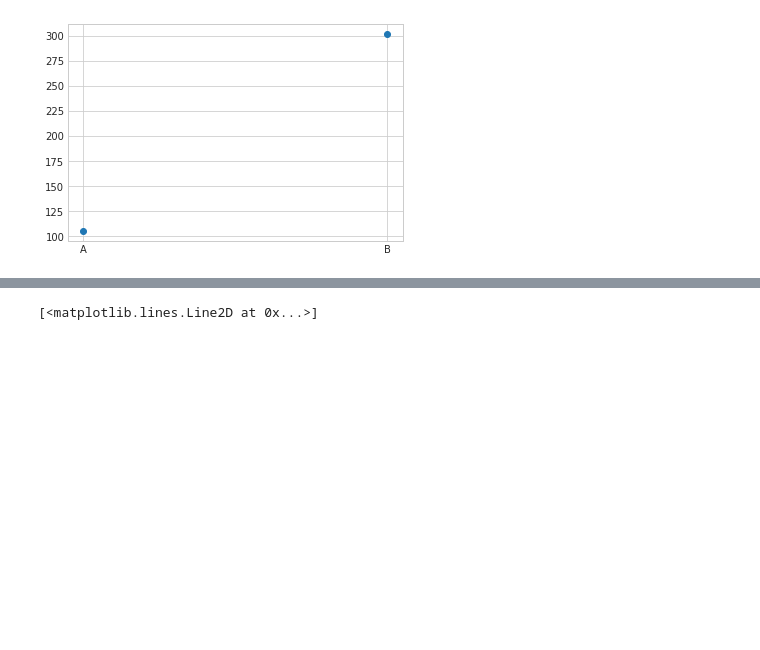
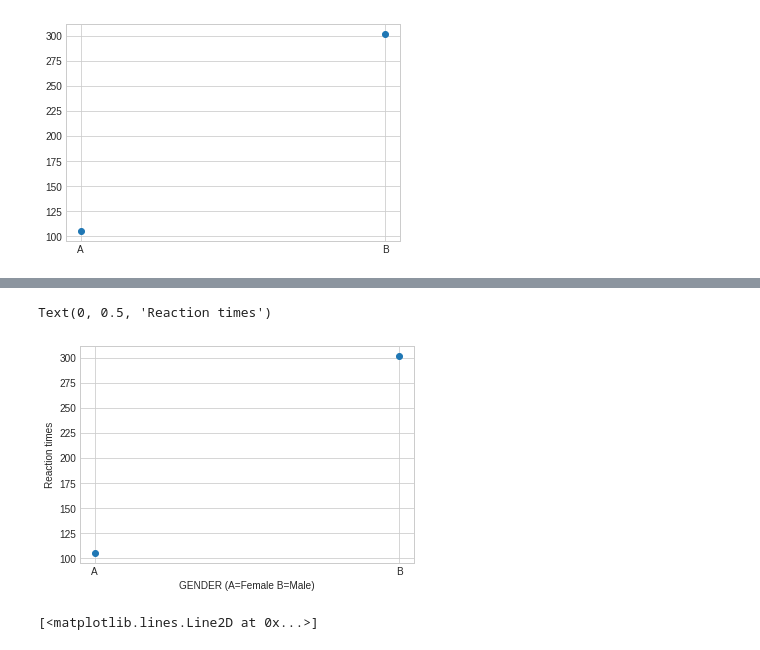
Before and after one commit to mbod/comm318_stories_from_data_fall2019, a Jupyter notebook: notebooks/lectures/1_python_basics_and_stories_in_simple_data/stories_in_simple_data.ipynb, the cells around one changed output, grey strips where cells are left out. Saved outputs shown, nothing was run; the diff lists cells and outputs as text; code cells hidden in the pictures; blank space fills up the shorter version.

```diff
--- a/notebooks/lectures/1_python_basics_and_stories_in_simple_data/stories_in_simple_data.ipynb
+++ b/notebooks/lectures/1_python_basics_and_stories_in_simple_data/stories_in_simple_data.ipynb
@@ -27,4 +29,11 @@ Text(0,0.5,'POLUTION')
 [figure]
+# %%
+plt.plot(x,y, 'o')
+plt.xlabel('GENDER (A=Female B=Male)')
+plt.ylabel('Reaction times')
+# %% [output]
+Text(0, 0.5, 'Reaction times')
+[figure, added]
 # %%
 x2=['A','B', 'C']
 y2=[105, 511, 302]
```
Also changed, not shown: parts of 9 cells of this notebook, 5 other files.
